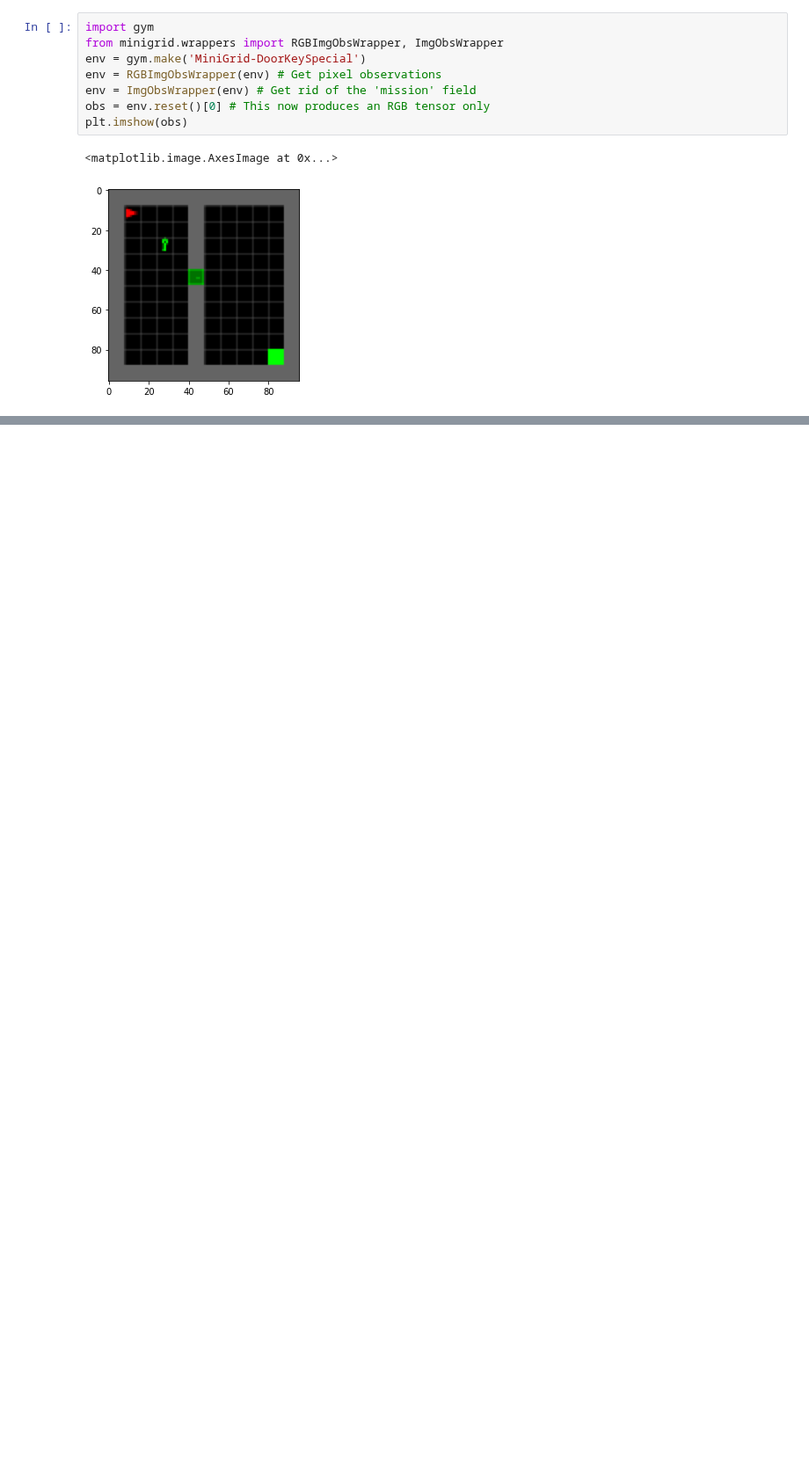
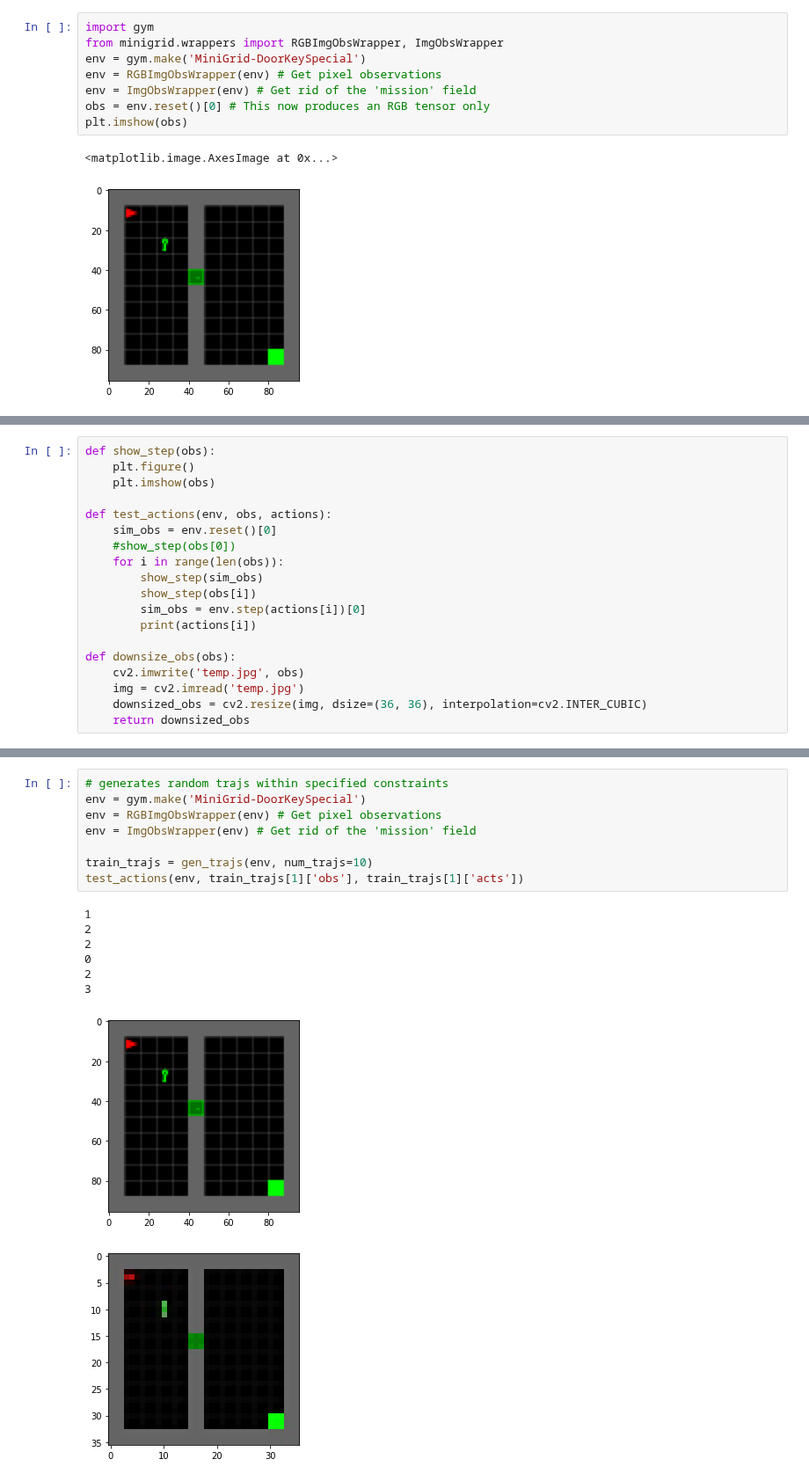
Before and after one commit to andipeng/counterfactual-adaptation, a Jupyter notebook: minigrid.ipynb, the cells around one changed output, grey strips where cells are left out. Shown at 88% size. Saved outputs shown, nothing was run; the diff lists cells and outputs as text; blank space fills up the shorter version.

```diff
--- a/minigrid.ipynb
+++ b/minigrid.ipynb
@@ -154 +162,20 @@ plt.imshow(obs)
+# %%
+def show_step(obs):
+    plt.figure()
+    plt.imshow(obs)
+
+def test_actions(env, obs, actions):
+    sim_obs = env.reset()[0]
+    #show_step(obs[0])
+    for i in range(len(obs)):
+        show_step(sim_obs)
+        show_step(obs[i])
+        sim_obs = env.step(actions[i])[0]
+        print(actions[i])
+
+def downsize_obs(obs):
+    cv2.imwrite('temp.jpg', obs)
+    img = cv2.imread('temp.jpg')
+    downsized_obs = cv2.resize(img, dsize=(36, 36), interpolation=cv2.INTER_CUBIC)
+    return downsized_obs
 # %%
@@ -197,2 +207,19 @@ def gen_trajs(env, num_trajs=1, key_location=[0,1], door_location=[0,1], colors=
         trajs.append(traj)
     return trajs
+# %%
+# generates random trajs within specified constraints
+env = gym.make('MiniGrid-DoorKeySpecial')
+env = RGBImgObsWrapper(env) # Get pixel observations
+env = ImgObsWrapper(env) # Get rid of the 'mission' field
+
+train_trajs = gen_trajs(env, num_trajs=10)
+test_actions(env, train_trajs[1]['obs'], train_trajs[1]['acts'])
+# %% [output]
+1
+2
+2
+0
+2
+3
+[figure, added]
+[figure, added]
```
Also changed, not shown: parts of 10 cells of this notebook, 3 other files.
